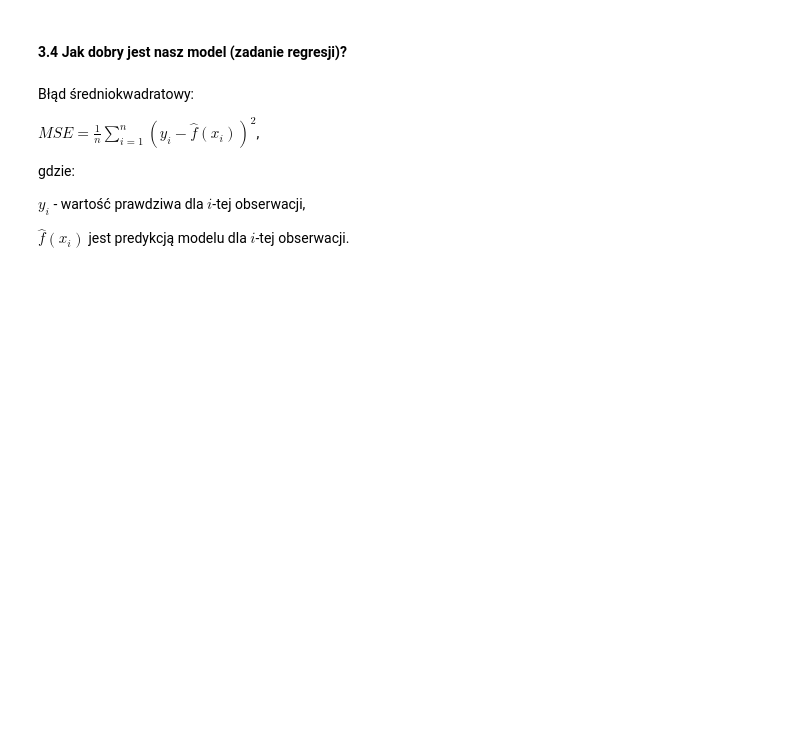
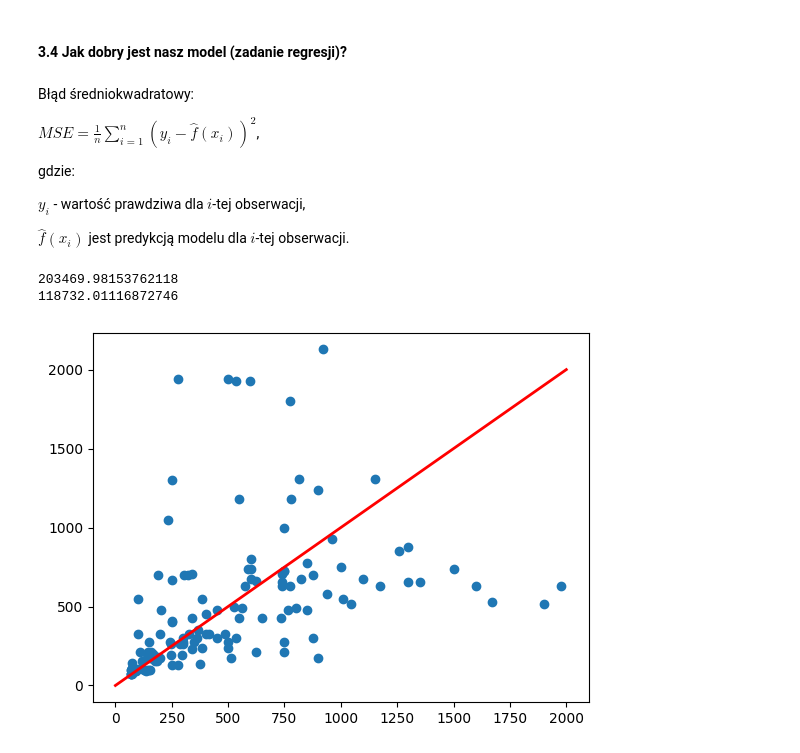
Before and after one commit to blazejkl/machine-learning-intro, a Jupyter notebook: lab1/lab01.ipynb, the cells around one changed output. Saved outputs shown, nothing was run; the diff lists cells and outputs as text; code cells hidden in the pictures; blank space fills up the shorter version.

```diff
--- a/lab1/lab01.ipynb
+++ b/lab1/lab01.ipynb
@@ -284,6 +306,24 @@ $\hat{f}(x_i)$ jest predykcją modelu dla $i$-tej obserwacji.
 # %%
 # Generowanie prognoz (Prediction)
 # Używamy wytrenowanych modeli do przewidywania wartości 'Salary' na nieznanych danych (X_test).
 
+y_pred1 = Tree.predict(X_test)
+y_pred3 = Tree3.predict(X_test)
 
 # Obliczanie Błędu Średniokwadratowego (Mean Squared Error - MSE)
+
+mse1 = mean_squared_error(y_test, y_pred1)
+mse3 = mean_squared_error(y_test, y_pred3)
+
+print(mse1)
+print(mse3)
+
+x = np.linspace(0, 2000, 1000)
+
+plt.scatter(y_test, y_pred1)
+plt.plot(x, x, linewidth=2, color='red')
+plt.show()
+# %% [output]
+203469.98153762118
+118732.01116872746
+[figure, added]
```
Also changed, not shown: parts of 11 cells of this notebook, 6 other files.
